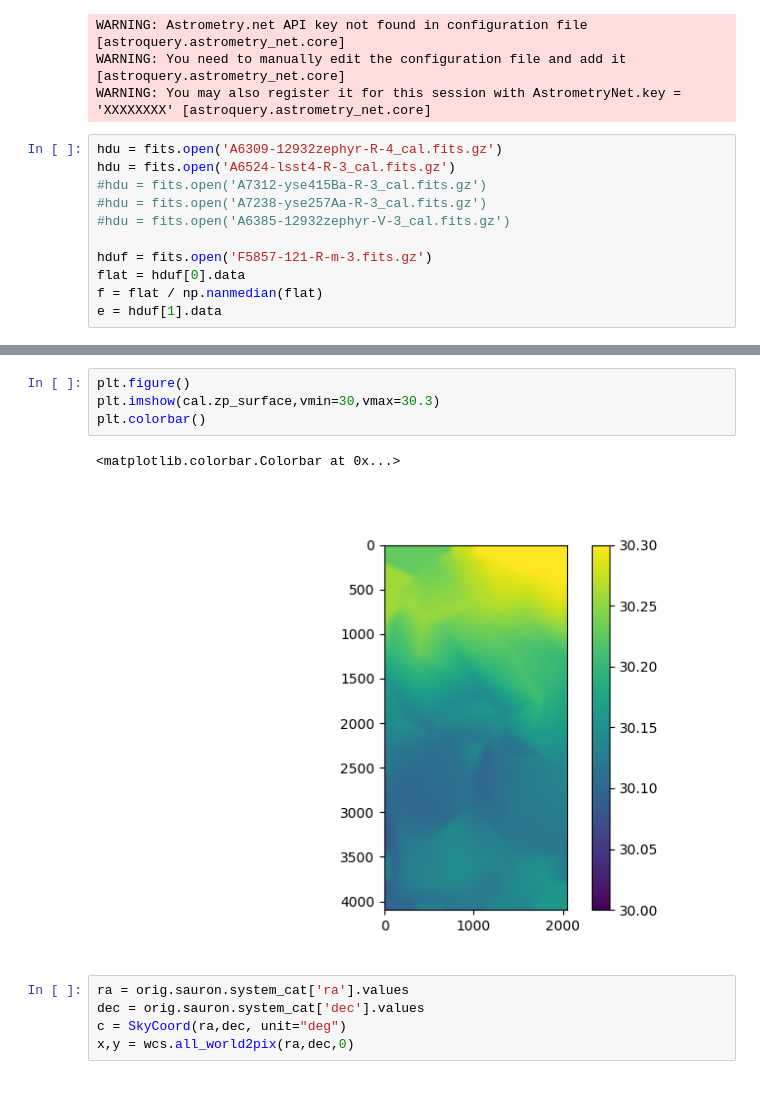
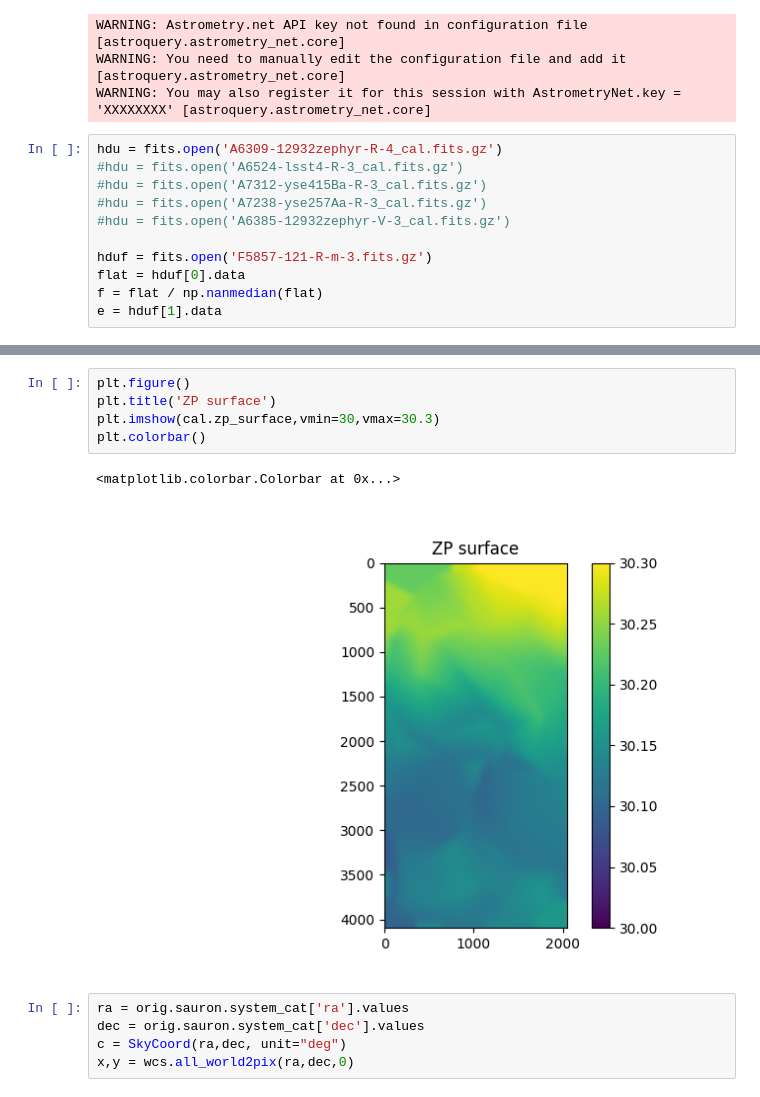
Before and after one commit to CheerfulUser/Pouakai, a Jupyter notebook: dev/testing_zp_code.ipynb, the cells around one changed output, grey strips where cells are left out. Cells and saved outputs as stored; diff of their text form.

```diff
--- a/dev/testing_zp_code.ipynb
+++ b/dev/testing_zp_code.ipynb
@@ -14,7 +14,7 @@ WARNING: You need to manually edit the configuration file and add it [astroquery
 WARNING: You may also register it for this session with AstrometryNet.key = 'XXXXXXXX' [astroquery.astrometry_net.core]
 # %%
 hdu = fits.open('A6309-12932zephyr-R-4_cal.fits.gz')
-hdu = fits.open('A6524-lsst4-R-3_cal.fits.gz')
+#hdu = fits.open('A6524-lsst4-R-3_cal.fits.gz')
 #hdu = fits.open('A7312-yse415Ba-R-3_cal.fits.gz')
 #hdu = fits.open('A7238-yse257Aa-R-3_cal.fits.gz')
 #hdu = fits.open('A6385-12932zephyr-V-3_cal.fits.gz')
@@ -85,10 +87,11 @@ plt.imshow(cal.data,vmin=l,vmax=h)
 # %%
 plt.figure()
+plt.title('ZP surface')
 plt.imshow(cal.zp_surface,vmin=30,vmax=30.3)
 plt.colorbar()
 # %% [output]
 <matplotlib.colorbar.Colorbar at 0x...>
-[figure, old version]
+[figure, new version]
 # %%
 ra = orig.sauron.system_cat['ra'].values
 dec = orig.sauron.system_cat['dec'].values
```
Also changed, not shown: parts of 7 cells of this notebook.
